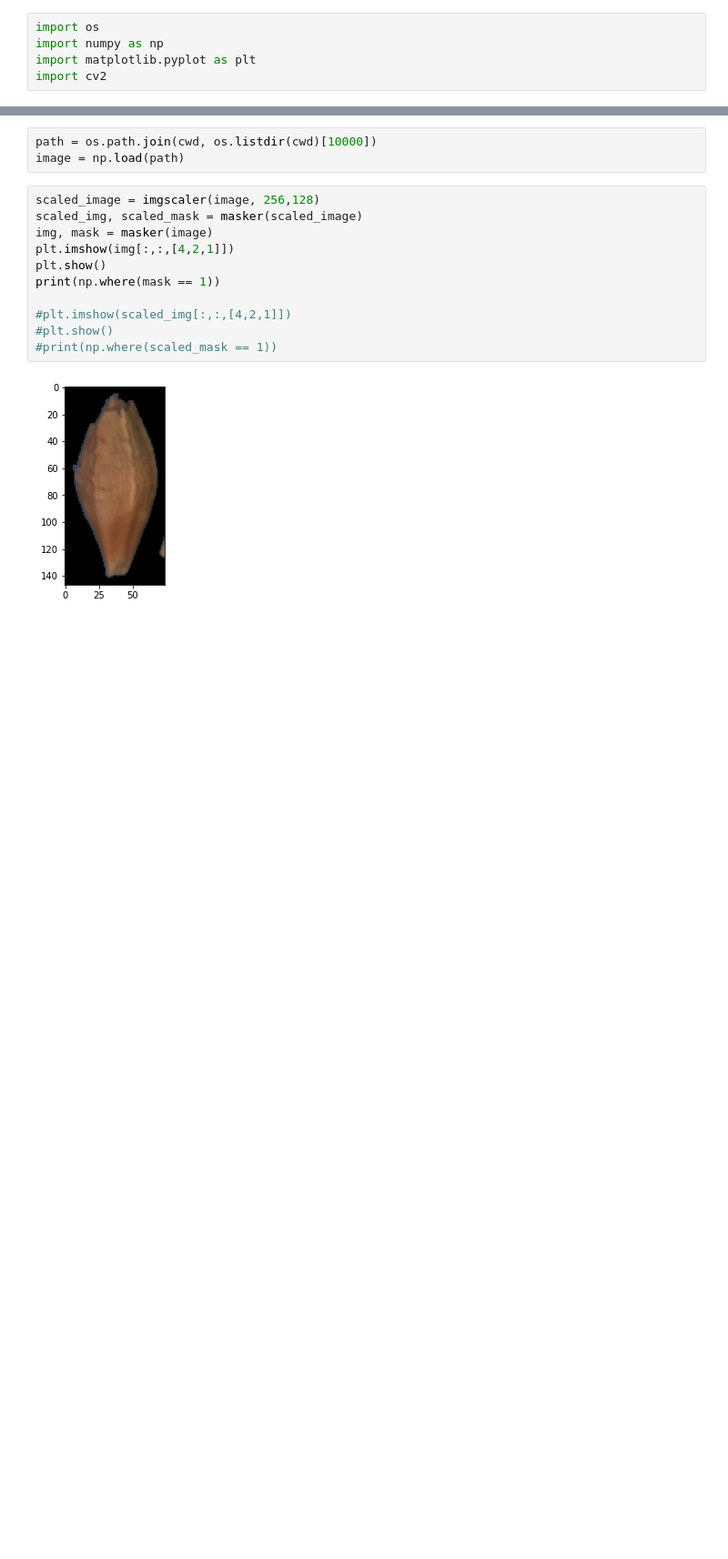
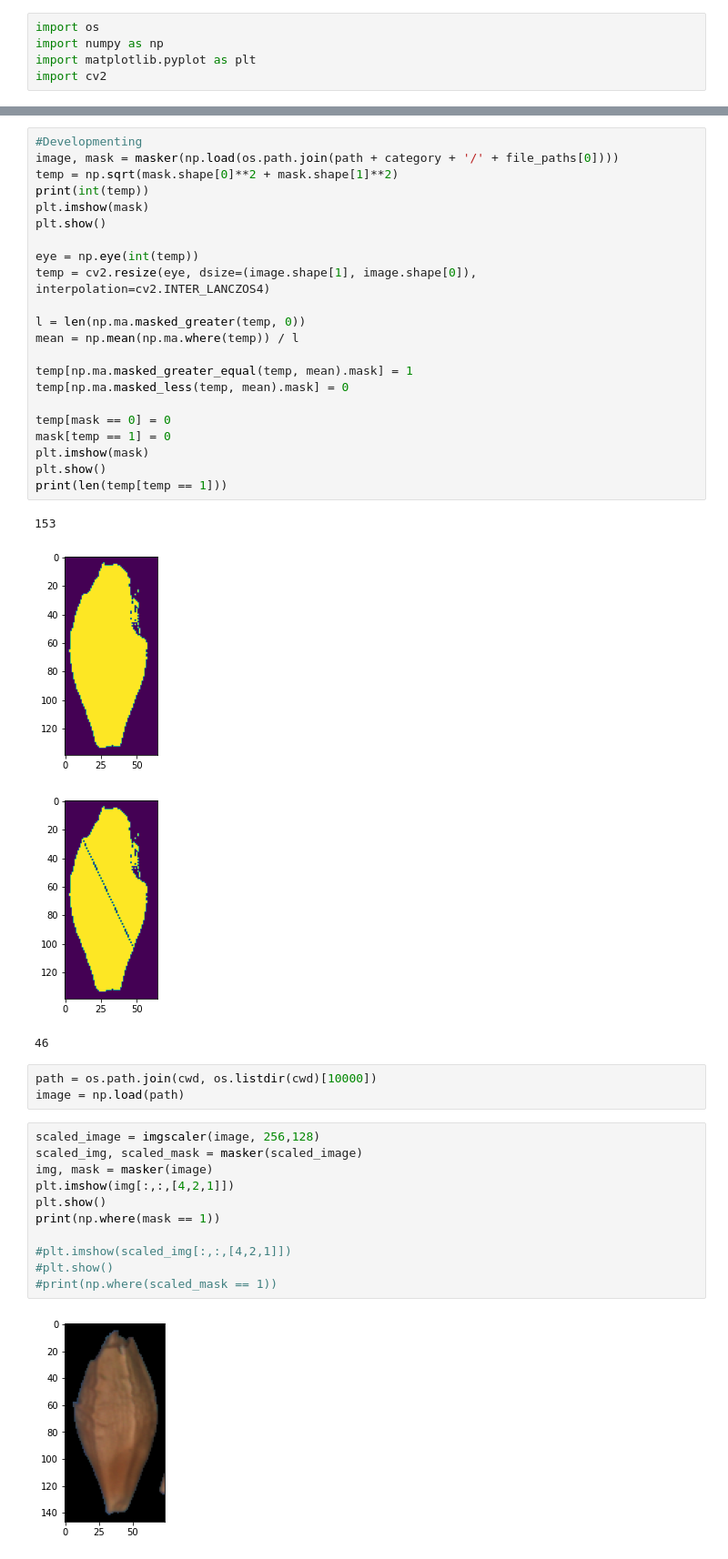
Before and after one commit to Ersboll/Using-Deep-Learning-to-classify-grain-kernels-and-grain-damages, a Jupyter notebook: src/feature_extraction.ipynb, the cells around one changed output, grey strips where cells are left out. Shown at 91% size. Drawn from its saved outputs; the diff is of its cells as text; blank space fills up the shorter version.

```diff
--- a/src/feature_extraction.ipynb
+++ b/src/feature_extraction.ipynb
@@ -107,3 +155,30 @@ np.mean(image)))
+# %%
+#Developmenting
+image, mask = masker(np.load(os.path.join(path + category + '/' + file_paths[0])))
+temp = np.sqrt(mask.shape[0]**2 + mask.shape[1]**2)
+print(int(temp))
+plt.imshow(mask)
+plt.show()
+
+eye = np.eye(int(temp))
+temp = cv2.resize(eye, dsize=(image.shape[1], image.shape[0]), interpolation=cv2.INTER_LANCZOS4)
+
+l = len(np.ma.masked_greater(temp, 0))
+mean = np.mean(np.ma.where(temp)) / l
+
+temp[np.ma.masked_greater_equal(temp, mean).mask] = 1
+temp[np.ma.masked_less(temp, mean).mask] = 0
+
+temp[mask == 0] = 0
+mask[temp == 1] = 0
+plt.imshow(mask)
+plt.show()
+print(len(temp[temp == 1]))
+# %% [output]
+153
+[figure, added]
+[figure, added]
+46
 # %%
 path = os.path.join(cwd, os.listdir(cwd)[10000])
 image = np.load(path)
```
Also changed, not shown: parts of 24 cells of this notebook, 11 other files.
